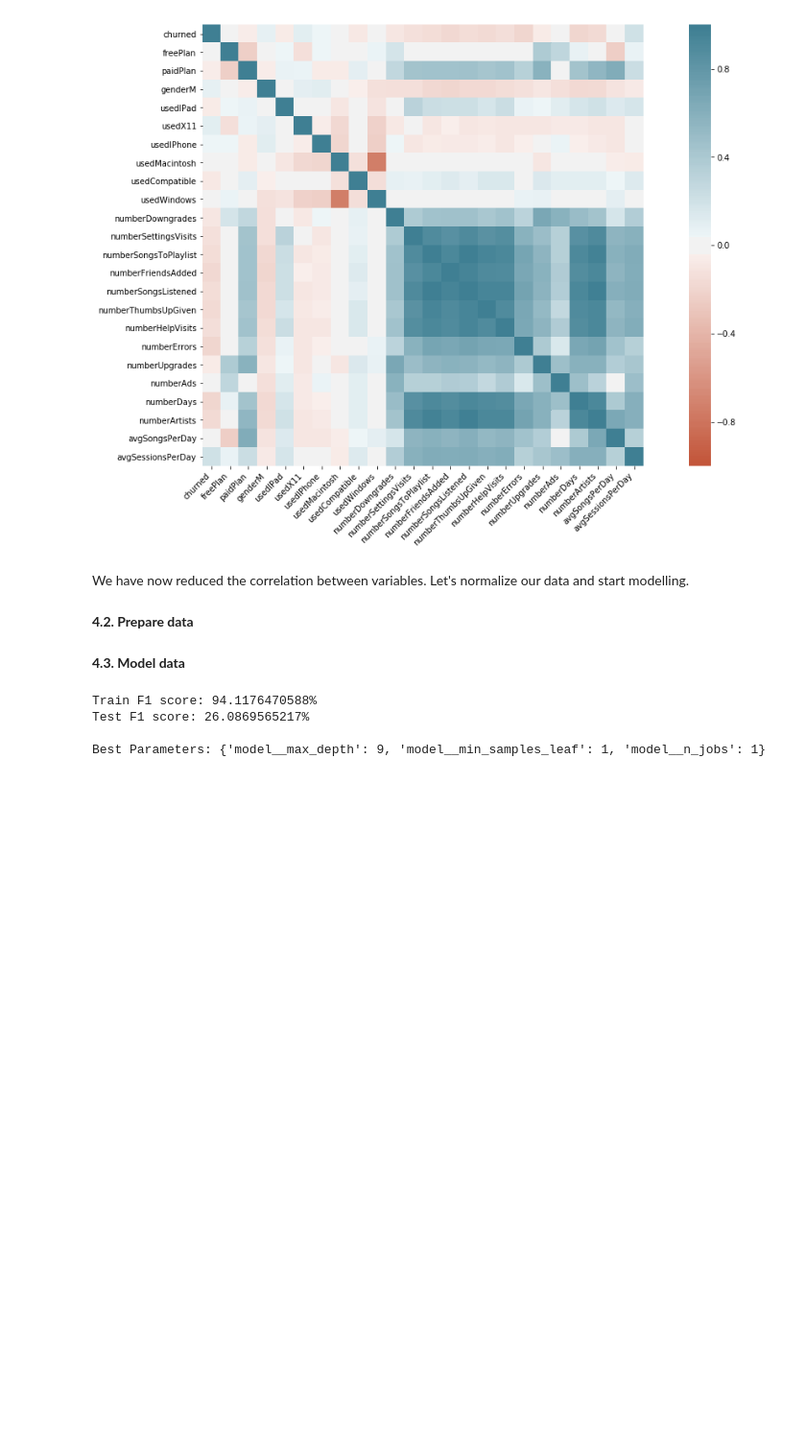
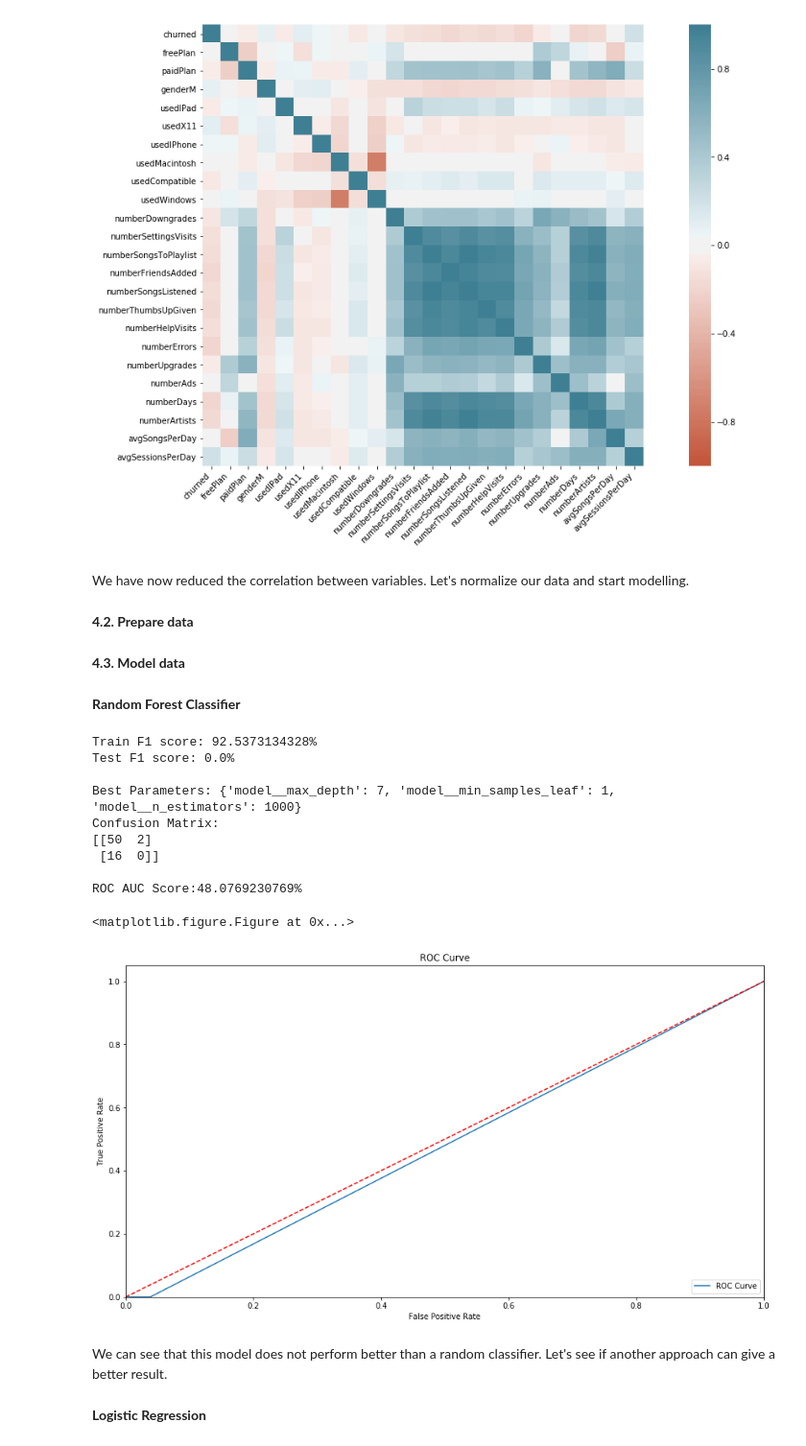
Before and after one commit to julie-data/sparkify-churn-model, a Jupyter notebook: sparkify-churn-notebook.ipynb, the cells around one changed output. Shown at 96% size. Cells and saved outputs as stored; diff of their text form; code cells hidden in the pictures; blank space fills up the shorter version.

Commit message:
update: added p-values and ROC curves

```diff
--- a/sparkify-churn-notebook.ipynb
+++ b/sparkify-churn-notebook.ipynb
@@ -1281,9 +1266,9 @@ def prepare_data(df, independent_var, test_size, random_state):
     # Split into train and test
     X_train, X_test, y_train, y_test = train_test_split(X, y, test_size = test_size, random_state = random_state)
 
-    return X_train, X_test, y_train, y_test
+    return X, y, X_train, X_test, y_train, y_test
 # %%
-X_train, X_test, y_train, y_test = prepare_data(user_level_df, 'churned', 0.3, 42)
+X, y, X_train, X_test, y_train, y_test = prepare_data(user_level_df, 'churned', 0.3, 42)
 # %% [markdown]
 **4.3. Model data**
 # %%
@@ -1318,25 +1303,57 @@ def model_data(scaler, ml_model, params):
     # Score using your model
     test_score = f1_score(y_test, y_test_pred)
     train_score = f1_score(y_train, y_train_pred)
+    auc_score = roc_auc_score(y_test, y_test_pred)
 
+    # Print Results
     print('\nTrain F1 score: '+str(train_score*100)+'%')
     print('Test F1 score: '+str(test_score*100)+'%')
     print("\nBest Parameters:", cv.best_params_)
+    print("Confusion Matrix:")
+    print(confusion_matrix(y_test, y_test_pred))
+    print("\nROC AUC Score:"+str(auc_score*100)+'%')
+
+    # Plot ROC
+    fpr, tpr, thresholds = roc_curve(y_test, y_test_pred)
+    plt.figure()
+    plt.figure(figsize=(15,8));
+    plt.plot(fpr, tpr, label = 'ROC Curve' % auc_score)
+    plt.plot([0,1], [0,1], 'r--')
+    plt.xlim([0.0, 1.0])
+    plt.ylim([0.0,1.05])
+    plt.xlabel('False Positive Rate')
+    plt.ylabel('True Positive Rate')
+    plt.title('ROC Curve')
+    plt.legend(loc = 'lower right')
+    plt.show()
+# %% [markdown]
+**Random Forest Classifier**
 # %%
 scaler = StandardScaler()
-model = RandomForestClassifier(max_depth=2, random_state=0)
+model = RandomForestClassifier(random_state=0, n_jobs = 1)
 parameters = {
-        'model__max_depth': (1,2,3,4,5,6,7,8,9),
-        'model__min_samples_leaf': (1,2,3,4,5,6,7,8,9),
-        'model__n_jobs': (1,2)
+        'model__n_estimators': (500,1000),
+        'model__max_depth': (1,2,3,4,5,6,7,8,9,10),
+        'model__min_samples_leaf': (1,2,3,4,5,6,7,8,9,10),
     }
 
 model_data(scaler, model, parameters)
 # %% [output]
-Train F1 score: 94.1176470588%
-Test F1 score: 26.0869565217%
+Train F1 score: 92.5373134328%
+Test F1 score: 0.0%
 
-Best Parameters: {'model__max_depth': 9, 'model__min_samples_leaf': 1, 'model__n_jobs': 1}
+Best Parameters: {'model__max_depth': 7, 'model__min_samples_leaf': 1, 'model__n_estimators': 1000}
+Confusion Matrix:
+[[50  2]
+ [16  0]]
+
+ROC AUC Score:48.0769230769%
+<matplotlib.figure.Figure at 0x...>
+[figure, added]
+# %% [markdown]
+We can see that this model does not perform better than a random classifier. Let's see if another approach can give a better result.
+# %% [markdown]
+**Logistic Regression**
 # %%
 scaler = StandardScaler()
 model = LogisticRegression(random_state=0)
```
Also changed, not shown: parts of 17 cells of this notebook.
